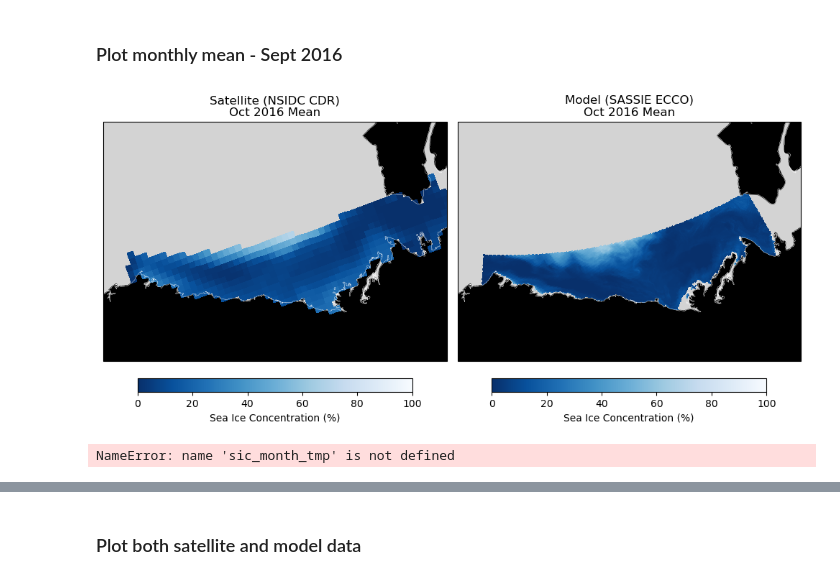
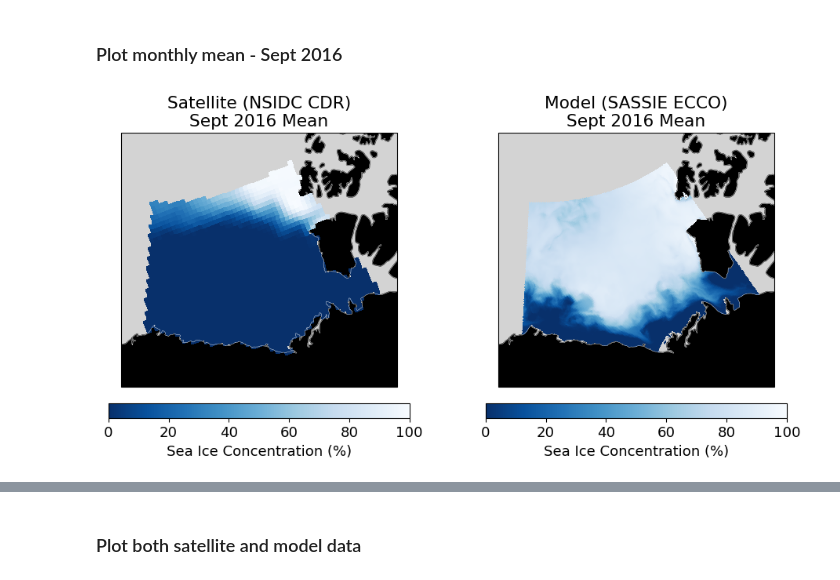
Before and after one commit to mjzahn/SASSIE_ECCO_salinity_stratification, a Jupyter notebook: notebooks/obs_model_comparison/SIC_model_and_satellite.ipynb, the cells around one changed output, grey strips where cells are left out. Saved outputs shown, nothing was run; the diff lists cells and outputs as text; code cells hidden in the pictures.

Commit message:
obs model comparison

```diff
--- a/notebooks/obs_model_comparison/SIC_model_and_satellite.ipynb
+++ b/notebooks/obs_model_comparison/SIC_model_and_satellite.ipynb
@@ -34,7 +34,7 @@ sic_files = sorted(glob.glob(os.path.join(data_dir, "*.nc")))
 sic_ancillary =  xr.open_dataset(sic_files[0])
 # %%
 lat_min = 68
-lat_max = 72
+lat_max = 78
 lon_min = -158
 lon_max = -120
 # %%
@@ -181,7 +293,7 @@ sic_month_beaufort = (sic_month_tmp.cdr_seaice_conc * 100).where(sat_beaufort_ma
 # Compute monthly mean and std across the daily values
 sat_sic_sept_monthly_mean = sic_month_beaufort.mean(dim="time", skipna=True).compute()
 # %%
-model_sic_sept_monthly = sic_beaufort_da.sel(time='2014-10').mean('time')
+model_sic_sept_monthly = sic_beaufort_da.sel(time='2016-09').mean('time')
 # %%
 # --- Projection setup ---
 nsidc_proj = Proj(proj='stere', lat_0=90, lon_0=-45, lat_ts=70,
@@ -204,7 +316,7 @@ fig, (ax1, ax2) = plt.subplots(
 )
 
 for ax in [ax1, ax2]:
-    ax.set_extent([-160, -125, 68, 75], crs=ccrs.PlateCarree())
+    ax.set_extent([-161, -120, 68, 80], crs=ccrs.PlateCarree())
 
     # Set background color (ocean/ice) to gray
     ax.set_facecolor("lightgray")
@@ -218,36 +330,36 @@ for ax in [ax1, ax2]:
     ax.add_feature(land, zorder=1)
     ax.add_feature(cfeature.COASTLINE, linewidth=0.3, color='white')
 
 # --- Plot SIC fields ---
 pcm = ax1.pcolormesh(
     sic.lon, sic.lat, sic,
     transform=ccrs.PlateCarree(),
     cmap='Blues_r', vmin=0, vmax=100
 )
 
 pcm1 = ax2.pcolormesh(
     model_sic_sept_monthly.XC,
     model_sic_sept_monthly.YC,
     model_sic_sept_monthly,
     transform=ccrs.PlateCarree(),
     cmap='Blues_r', vmin=0, vmax=100
 )
 
 # --- Colorbars ---
 cbar1 = plt.colorbar(pcm, ax=ax1, orientation='horizontal', shrink=0.8, pad=0.05)
 cbar1.set_label("Sea Ice Concentration (%)")
 
 cbar2 = plt.colorbar(pcm1, ax=ax2, orientation='horizontal', shrink=0.8, pad=0.05)
 cbar2.set_label("Sea Ice Concentration (%)")
 
 # --- Titles ---
-ax1.set_title(f"Satellite (NSIDC CDR)\nOct 2016 Mean")
-ax2.set_title(f"Model (SASSIE ECCO)\nOct 2016 Mean")
+ax1.set_title(f"Satellite (NSIDC CDR)\nSept 2016 Mean")
+ax2.set_title(f"Model (SASSIE ECCO)\nSept 2016 Mean")
 
 plt.tight_layout()
 plt.show()
 # %% [output]
-[figure, old version]
+[figure, new version]
 # %%
 # open geometry file for HH field
 HH_grid = xr.open_dataset("~/efs-mount-point/mzahn/sassie/HH/GRID/GRID_GEOMETRY_SASSIE_HH_V1R1_NATIVE_LLC1080.nc")
@@ -278,7 +390,3 @@ sic_monthly_std = sic_monthly_stats.std(ddof=1).compute()
 # assign mid-month timestamps for clarity
 sic_monthly_mean["time"] = [pd.Timestamp(pd.to_datetime(t)).replace(day=15) for t in sic_monthly_mean.time.values]
 sic_monthly_std["time"]  = sic_monthly_mean["time"]
-# %%
-sic_month_beaufort = (sic_month_tmp.cdr_seaice_conc * 100).where(sat_beaufort_mask)
-# %% [output]
-NameError: name 'sic_month_tmp' is not defined
```
Also changed, not shown: parts of 15 cells of this notebook, 7 other files.
